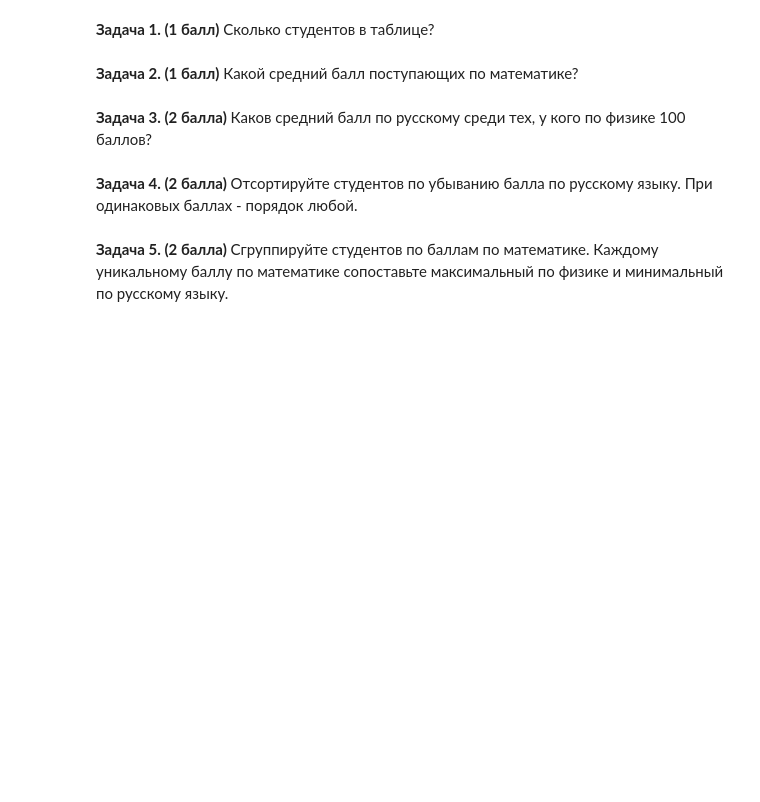
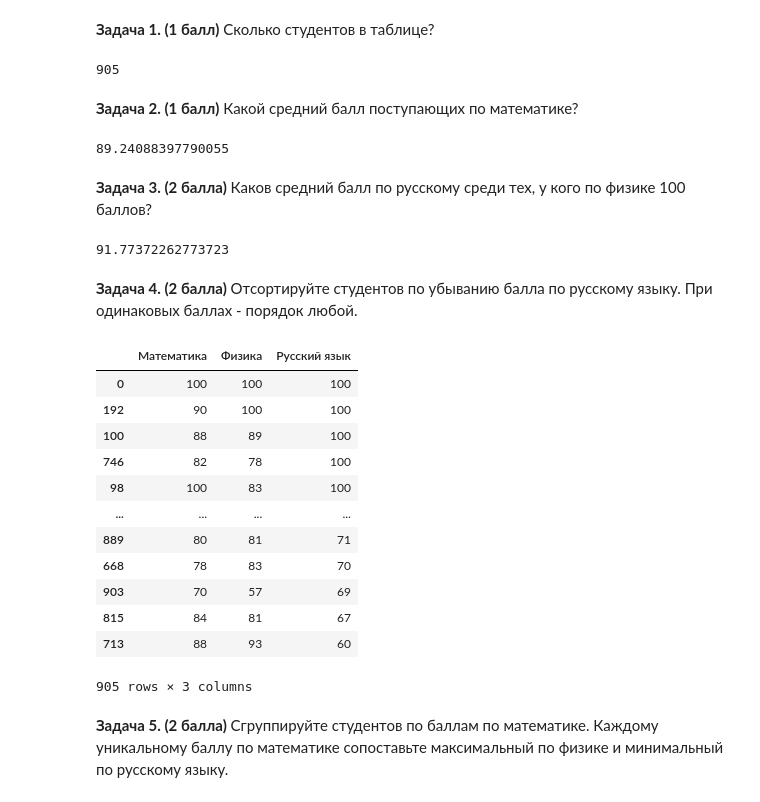
Before and after one commit to bursefff/python_2023, a Jupyter notebook: classwork09/Бурцев_Роман_Б02-311.ipynb, the cells around one changed output. Saved outputs shown, nothing was run; the diff lists cells and outputs as text; code cells hidden in the pictures; blank space fills up the shorter version.

```diff
--- a/classwork09/Бурцев_Роман_Б02-311.ipynb
+++ b/classwork09/Бурцев_Роман_Б02-311.ipynb
@@ -187,11 +283,45 @@ $$
 Использование циклов `for` и `while` запрещено в этом разделе. При его использовании можно получить не более половины балла за задачу.
 # %% [markdown]
 **Задача 1. (1 балл)** Сколько студентов в таблице?
+# %%
+import pandas as pd
+import numpy as np
+f = pd.read_csv('use.csv')
+print(f.shape[0])
+# %% [output]
+905
 # %% [markdown]
 **Задача 2. (1 балл)** Какой средний балл поступающих по математике?
+# %%
+print(f.mean()['Математика'])
+# %% [output]
+89.24088397790055
 # %% [markdown]
 **Задача 3. (2 балла)** Каков средний балл по русскому среди тех, у кого по физике 100 баллов?
+# %%
+f = pd.read_csv('use.csv')
+f1 = f[f['Физика'] == 100]
+print(f1.mean()['Русский язык'])
+# %% [output]
+91.77372262773723
 # %% [markdown]
 **Задача 4. (2 балла)** Отсортируйте студентов по убыванию балла по русскому языку. При одинаковых баллах - порядок любой.
+# %%
+f = pd.read_csv('use.csv')
+f.sort_values(by='Русский язык', axis=0, ascending=False)
+# %% [output]
+|  | Математика | Физика | Русский язык |
+| 0 | 100 | 100 | 100 |
+| 192 | 90 | 100 | 100 |
+| 100 | 88 | 89 | 100 |
+| 746 | 82 | 78 | 100 |
+| 98 | 100 | 83 | 100 |
+| ... | ... | ... | ... |
+| 889 | 80 | 81 | 71 |
+| 668 | 78 | 83 | 70 |
+| 903 | 70 | 57 | 69 |
+| 815 | 84 | 81 | 67 |
+| 713 | 88 | 93 | 60 |
+905 rows × 3 columns
 # %% [markdown]
 **Задача 5. (2 балла)** Сгруппируйте студентов по баллам по математике. Каждому уникальному баллу по математике сопоставьте максимальный по физике и минимальный по русскому языку.
```
Also changed, not shown: parts of 21 cells of this notebook.
